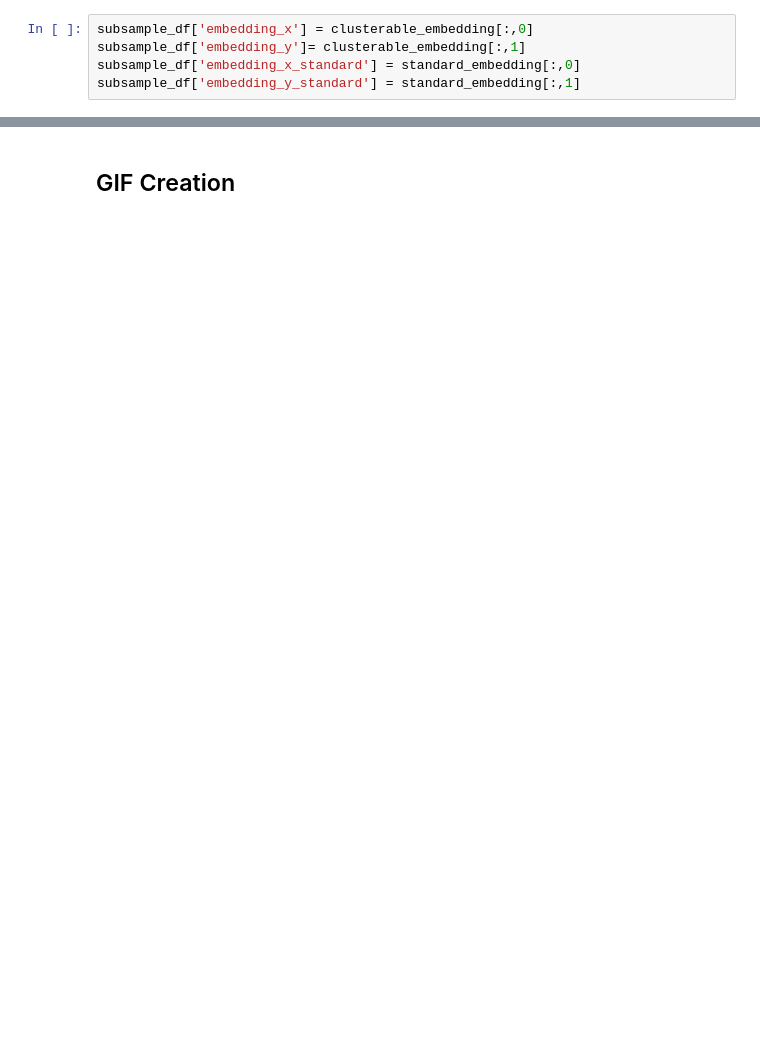
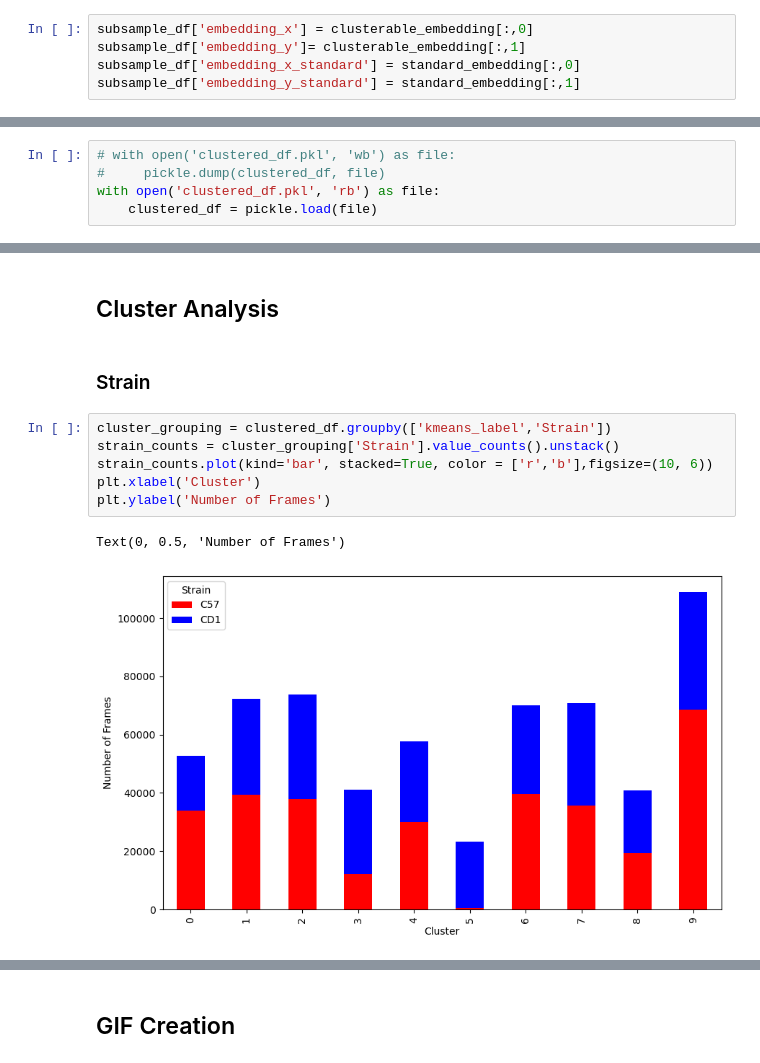
Before and after one commit to padillacoreanolab/pose_tracking_repo, a Jupyter notebook: results/tube_test_analysis/tube_test_features.ipynb, the cells around one changed output, grey strips where cells are left out. Drawn from its saved outputs; the diff is of its cells as text; blank space fills up the shorter version.

```diff
--- a/results/tube_test_analysis/tube_test_features.ipynb
+++ b/results/tube_test_analysis/tube_test_features.ipynb
@@ -887,0 +800,5 @@ len(clustered)
+# %%
+# with open('clustered_df.pkl', 'wb') as file:
+#     pickle.dump(clustered_df, file)
+with open('clustered_df.pkl', 'rb') as file:
+    clustered_df = pickle.load(file)
@@ -1040,0 +1040,13 @@ plt.show()
+# %% [markdown]
+## Cluster Analysis
+# %% [markdown]
+### Strain
+# %%
+cluster_grouping = clustered_df.groupby(['kmeans_label','Strain'])
+strain_counts = cluster_grouping['Strain'].value_counts().unstack()
+strain_counts.plot(kind='bar', stacked=True, color = ['r','b'],figsize=(10, 6))
+plt.xlabel('Cluster')
+plt.ylabel('Number of Frames')
+# %% [output]
+Text(0, 0.5, 'Number of Frames')
+[figure, added]
```
Also changed, not shown: parts of 53 cells of this notebook.
